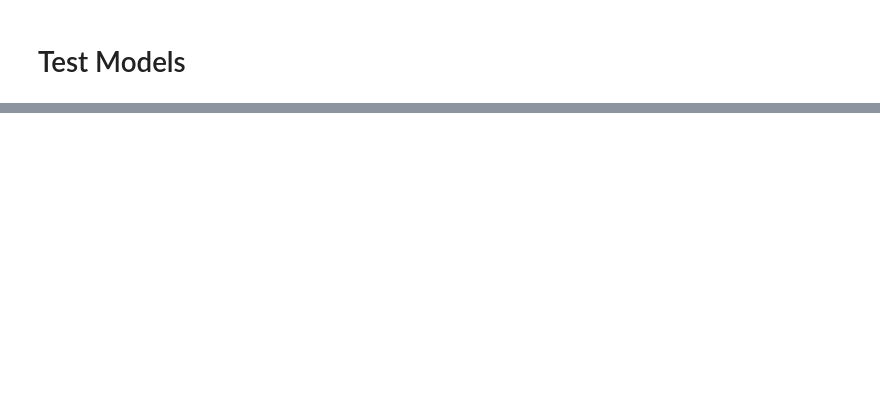
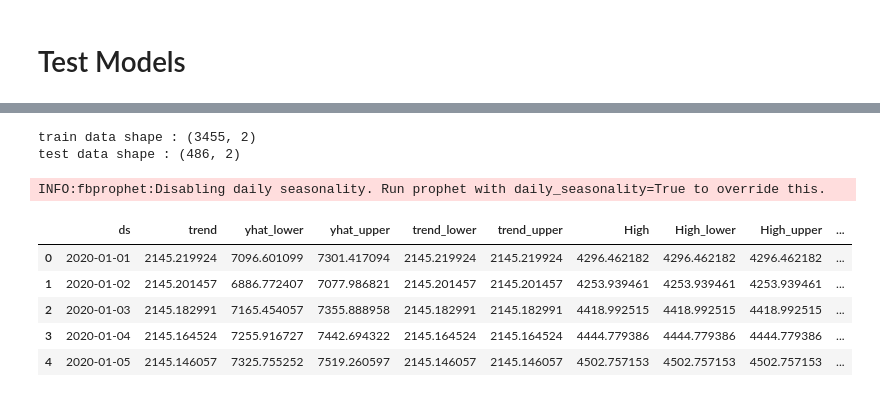
Before and after one commit to MahdyShayesteh/SBU_DataMining_Python, a Jupyter notebook: exercise3_part3.ipynb, the cells around one changed output, grey strips where cells are left out. Drawn from its saved outputs; the diff is of its cells as text; code cells hidden in the pictures; blank space fills up the shorter version.

```diff
--- a/exercise3_part3.ipynb
+++ b/exercise3_part3.ipynb
@@ -171,0 +199,6 @@ print('%.2f ' % (svr_rbf_pred_score),'test score SVR with rbf kernel')
+# %%
+print("train data shape :", train_fb.shape)
+print("test data shape :", test_fb.shape)
+# %% [output]
+train data shape : (3455, 2)
+test data shape : (486, 2)
@@ -171,0 +219,17 @@ print('%.2f ' % (svr_rbf_pred_score),'test score SVR with rbf kernel')
+# %%
+model_fbp = Prophet()
+for feature in exogenous_features:
+    model_fbp.add_regressor(feature)
+
+model_fbp.fit(df_train[["Date", "Price"] + exogenous_features].rename(columns={"Date": "ds", "Price": "y"}))
+
+forecast = model_fbp.predict(df_valid[["Date", "Price"] + exogenous_features].rename(columns={"Date": "ds"}))
+forecast.head()
+# %% [output]
+INFO:fbprophet:Disabling daily seasonality. Run prophet with daily_seasonality=True to override this.
+|  | ds | trend | yhat_lower | yhat_upper | trend_lower | trend_upper | High | High_lower | High_upper | ... |
+| 0 | 2020-01-01 | 2145.219924 | 7096.601099 | 7301.417094 | 2145.219924 | 2145.219924 | 4296.462182 | 4296.462182 | 4296.462182 | ... |
+| 1 | 2020-01-02 | 2145.201457 | 6886.772407 | 7077.986821 | 2145.201457 | 2145.201457 | 4253.939461 | 4253.939461 | 4253.939461 | ... |
+| 2 | 2020-01-03 | 2145.182991 | 7165.454057 | 7355.888958 | 2145.182991 | 2145.182991 | 4418.992515 | 4418.992515 | 4418.992515 | ... |
+| 3 | 2020-01-04 | 2145.164524 | 7255.916727 | 7442.694322 | 2145.164524 | 2145.164524 | 4444.779386 | 4444.779386 | 4444.779386 | ... |
+| 4 | 2020-01-05 | 2145.146057 | 7325.755252 | 7519.260597 | 2145.146057 | 2145.146057 | 4502.757153 | 4502.757153 | 4502.757153 | ... |
```
Also changed, not shown: parts of 35 cells of this notebook.
